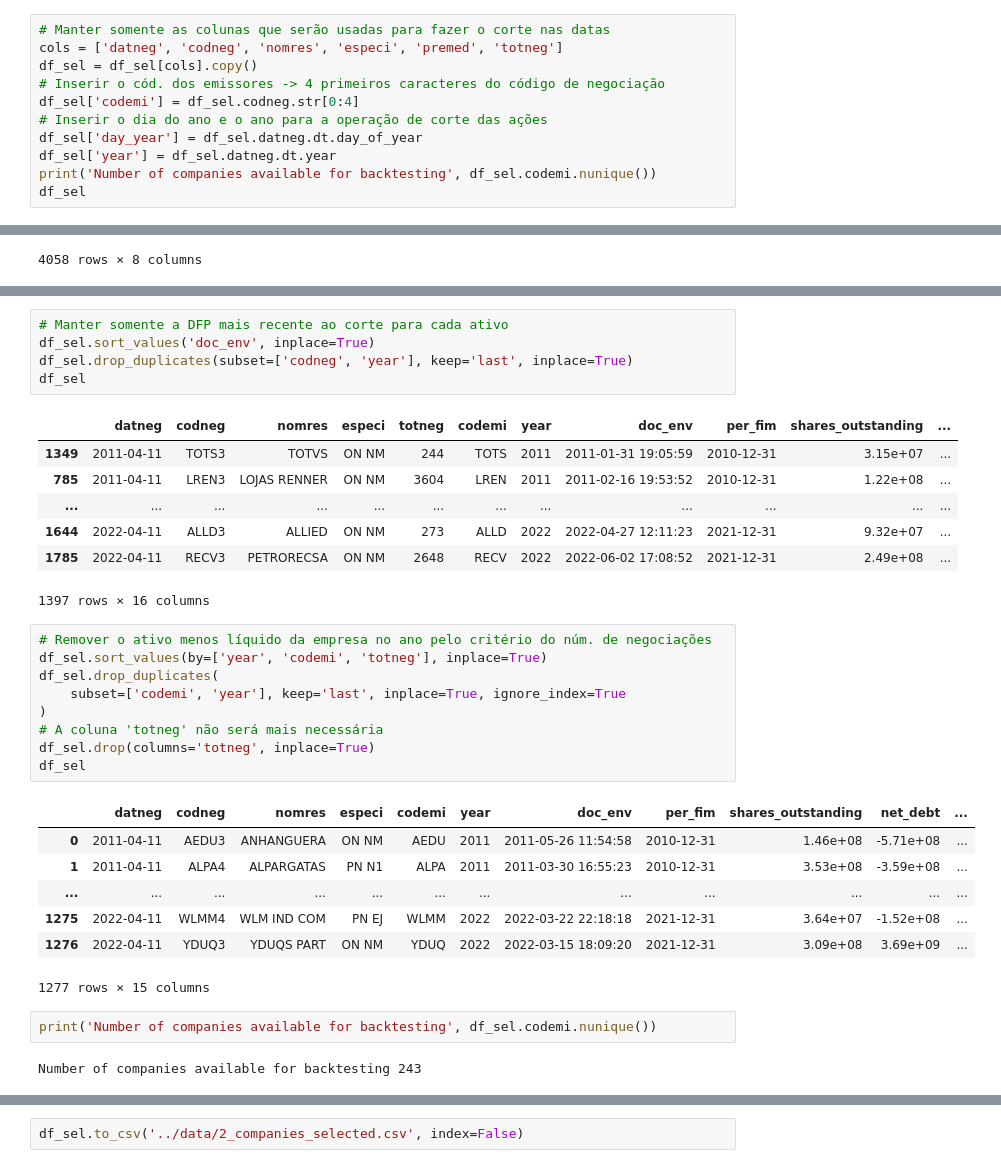
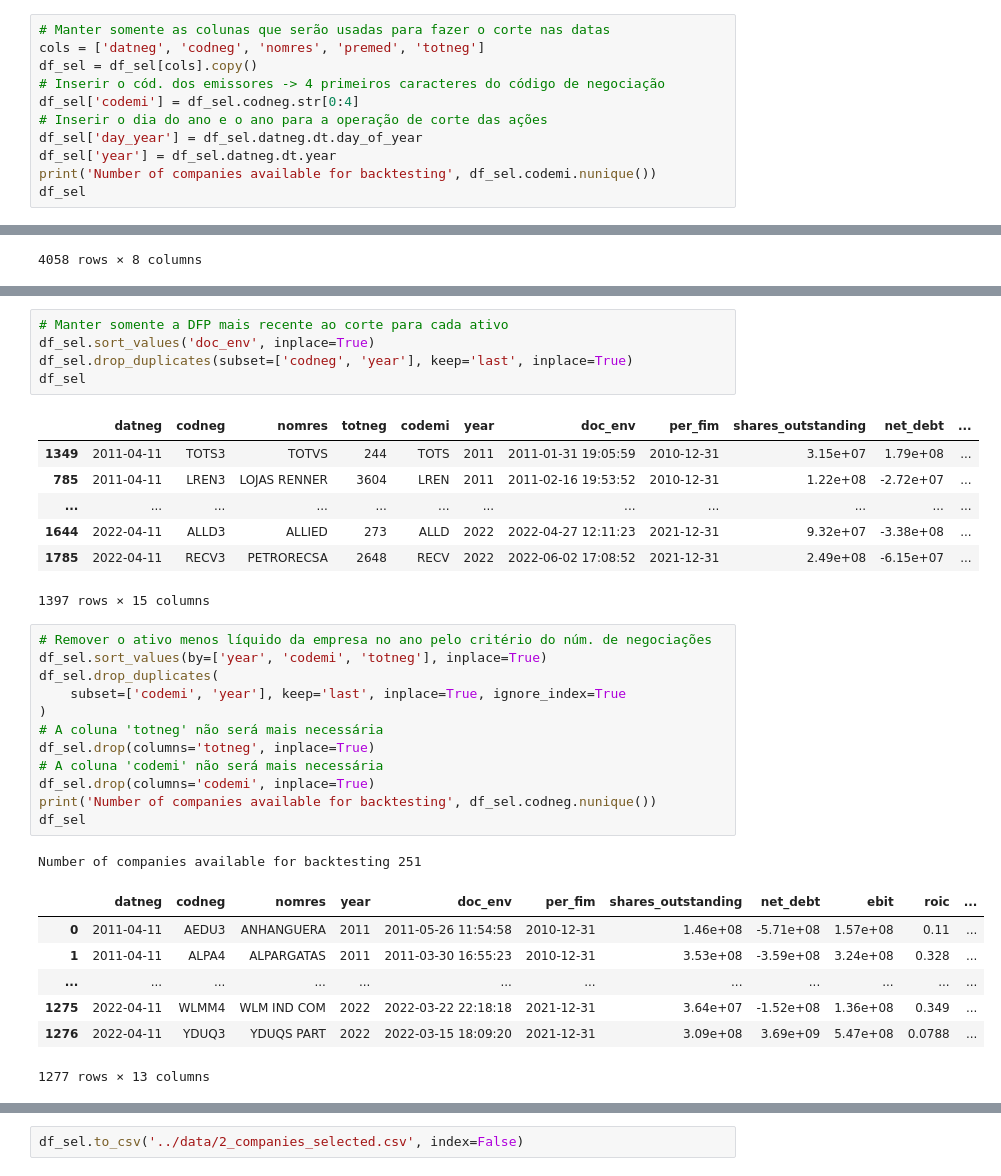
Before and after one commit to crdcj/MagicFormula, a Jupyter notebook: scripts/2_select_companies.ipynb, the cells around one changed output, grey strips where cells are left out. Saved outputs shown, nothing was run; the diff lists cells and outputs as text.

```diff
--- a/scripts/2_select_companies.ipynb
+++ b/scripts/2_select_companies.ipynb
@@ -46,7 +46,7 @@ df_sel
 577537 rows × 23 columns
 # %%
 # Manter somente as colunas que serão usadas para fazer o corte nas datas
-cols = ['datneg', 'codneg', 'nomres', 'especi', 'premed', 'totneg']
+cols = ['datneg', 'codneg', 'nomres', 'premed', 'totneg']
 df_sel = df_sel[cols].copy()
 # Inserir o cód. dos emissores -> 4 primeiros caracteres do código de negociação
 df_sel['codemi'] = df_sel.codneg.str[0:4]
@@ -263,34 +263,34 @@ df_sel.sort_values('doc_env', inplace=True)
 df_sel.drop_duplicates(subset=['codneg', 'year'], keep='last', inplace=True)
 df_sel
 # %% [output]
-|  | datneg | codneg | nomres | especi | totneg | codemi | year | doc_env | per_fim | shares_outstanding | ... |
-| 1349 | 2011-04-11 | TOTS3 | TOTVS | ON NM | 244 | TOTS | 2011 | 2011-01-31 19:05:59 | 2010-12-31 | 3.15e+07 | ... |
-| 785 | 2011-04-11 | LREN3 | LOJAS RENNER | ON NM | 3604 | LREN | 2011 | 2011-02-16 19:53:52 | 2010-12-31 | 1.22e+08 | ... |
+|  | datneg | codneg | nomres | totneg | codemi | year | doc_env | per_fim | shares_outstanding | net_debt | ... |
+| 1349 | 2011-04-11 | TOTS3 | TOTVS | 244 | TOTS | 2011 | 2011-01-31 19:05:59 | 2010-12-31 | 3.15e+07 | 1.79e+08 | ... |
+| 785 | 2011-04-11 | LREN3 | LOJAS RENNER | 3604 | LREN | 2011 | 2011-02-16 19:53:52 | 2010-12-31 | 1.22e+08 | -2.72e+07 | ... |
 | ... | ... | ... | ... | ... | ... | ... | ... | ... | ... | ... | ... |
-| 1644 | 2022-04-11 | ALLD3 | ALLIED | ON NM | 273 | ALLD | 2022 | 2022-04-27 12:11:23 | 2021-12-31 | 9.32e+07 | ... |
-| 1785 | 2022-04-11 | RECV3 | PETRORECSA | ON NM | 2648 | RECV | 2022 | 2022-06-02 17:08:52 | 2021-12-31 | 2.49e+08 | ... |
+| 1644 | 2022-04-11 | ALLD3 | ALLIED | 273 | ALLD | 2022 | 2022-04-27 12:11:23 | 2021-12-31 | 9.32e+07 | -3.38e+08 | ... |
+| 1785 | 2022-04-11 | RECV3 | PETRORECSA | 2648 | RECV | 2022 | 2022-06-02 17:08:52 | 2021-12-31 | 2.49e+08 | -6.15e+07 | ... |
-1397 rows × 16 columns
+1397 rows × 15 columns
 # %%
 # Remover o ativo menos líquido da empresa no ano pelo critério do núm. de negociações
 df_sel.sort_values(by=['year', 'codemi', 'totneg'], inplace=True)
 df_sel.drop_duplicates(
     subset=['codemi', 'year'], keep='last', inplace=True, ignore_index=True
 )
 # A coluna 'totneg' não será mais necessária
 df_sel.drop(columns='totneg', inplace=True)
+# A coluna 'codemi' não será mais necessária
+df_sel.drop(columns='codemi', inplace=True)
+print('Number of companies available for backtesting', df_sel.codneg.nunique())
 df_sel
 # %% [output]
+Number of companies available for backtesting 251
-|  | datneg | codneg | nomres | especi | codemi | year | doc_env | per_fim | shares_outstanding | net_debt | ... |
-| 0 | 2011-04-11 | AEDU3 | ANHANGUERA | ON NM | AEDU | 2011 | 2011-05-26 11:54:58 | 2010-12-31 | 1.46e+08 | -5.71e+08 | ... |
-| 1 | 2011-04-11 | ALPA4 | ALPARGATAS | PN N1 | ALPA | 2011 | 2011-03-30 16:55:23 | 2010-12-31 | 3.53e+08 | -3.59e+08 | ... |
+|  | datneg | codneg | nomres | year | doc_env | per_fim | shares_outstanding | net_debt | ebit | roic | ... |
+| 0 | 2011-04-11 | AEDU3 | ANHANGUERA | 2011 | 2011-05-26 11:54:58 | 2010-12-31 | 1.46e+08 | -5.71e+08 | 1.57e+08 | 0.11 | ... |
+| 1 | 2011-04-11 | ALPA4 | ALPARGATAS | 2011 | 2011-03-30 16:55:23 | 2010-12-31 | 3.53e+08 | -3.59e+08 | 3.24e+08 | 0.328 | ... |
 | ... | ... | ... | ... | ... | ... | ... | ... | ... | ... | ... | ... |
-| 1275 | 2022-04-11 | WLMM4 | WLM IND COM | PN EJ | WLMM | 2022 | 2022-03-22 22:18:18 | 2021-12-31 | 3.64e+07 | -1.52e+08 | ... |
-| 1276 | 2022-04-11 | YDUQ3 | YDUQS PART | ON NM | YDUQ | 2022 | 2022-03-15 18:09:20 | 2021-12-31 | 3.09e+08 | 3.69e+09 | ... |
+| 1275 | 2022-04-11 | WLMM4 | WLM IND COM | 2022 | 2022-03-22 22:18:18 | 2021-12-31 | 3.64e+07 | -1.52e+08 | 1.36e+08 | 0.349 | ... |
+| 1276 | 2022-04-11 | YDUQ3 | YDUQS PART | 2022 | 2022-03-15 18:09:20 | 2021-12-31 | 3.09e+08 | 3.69e+09 | 5.47e+08 | 0.0788 | ... |
-1277 rows × 15 columns
+1277 rows × 13 columns
-# %%
-print('Number of companies available for backtesting', df_sel.codemi.nunique())
-# %% [output]
-Number of companies available for backtesting 243
 # %%
 # O Livro fala em empresas com pelos menos USD 50 milhões de valor de mercado
 # Remover empresas com menos de R$ 250 milhões de valor de mercado
```
Also changed, not shown: parts of 13 cells of this notebook, 1 other file.
